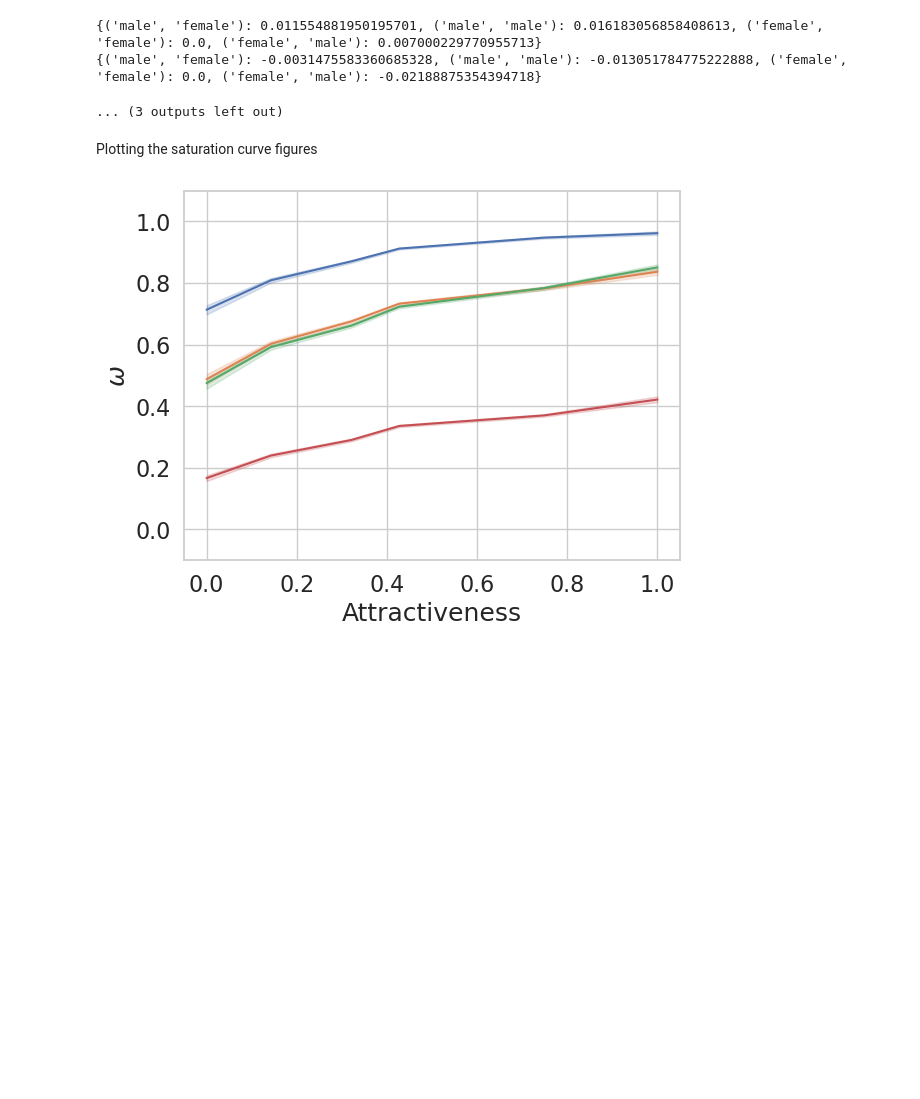
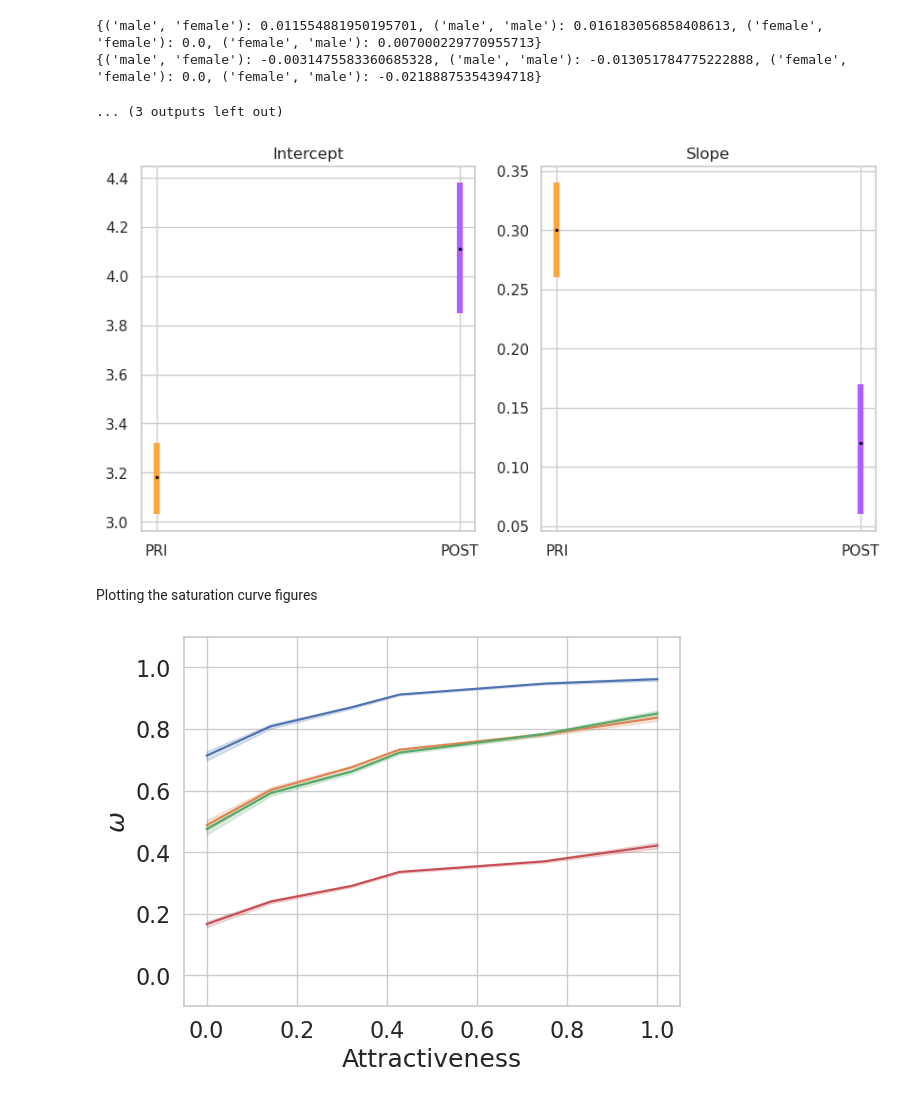
Before and after one commit to adi-gulati/theBeautySurveyAnalysis, a Jupyter notebook: python/mainPaperFigures.ipynb, the cells around one changed output. Drawn from its saved outputs; the diff is of its cells as text; code cells hidden in the pictures; blank space fills up the shorter version.

```diff
--- a/python/mainPaperFigures.ipynb
+++ b/python/mainPaperFigures.ipynb
@@ -79,5 +90,6 @@ for attr in sv.attributeList:
     plt.savefig(savePath + "/%s.png"%(attr),bbox_inches="tight")
     plt.show()
     plt.clf()
+    break
 # %% [output]
 [figure]
@@ -466,6 +474,64 @@ for attr in sv.attributeList:
 {('male', 'female'): 0.011554881950195701, ('male', 'male'): 0.016183056858408613, ('female', 'female'): 0.0, ('female', 'male'): 0.007000229770955713}
 {('male', 'female'): -0.0031475583360685328, ('male', 'male'): -0.013051784775222888, ('female', 'female'): 0.0, ('female', 'male'): -0.02188875354394718}
 ... (3 outputs left out)
+# %%
+# plot the confints for Reviewer 3
+
+resDict = {
+    "original":{
+        "b0":{
+            "lower":3.03,
+            "upper":3.32,
+            "mean": 3.18
+        },
+        "b1":{
+            "lower":0.26,
+            "upper":0.34,
+            "mean":0.30
+        }
+    },
+    "beautified":{
+        "b0":{
+            "lower":3.85,
+            "upper":4.38,
+            "mean": 4.11
+        },
+        "b1":{
+            "lower":0.06,
+            "upper":0.17,
+            "mean":0.12
+        }
+    }
+}
+
+adjust = 0.2
+fig, ax = plt.subplots(1,2,figsize=(10,5),sharey=False)
+for idx, param in enumerate(["b0","b1"]):
+    for beautification in ["original","beautified"]:
+        position = 1 if beautification == "original" else 2
+        centerVal = resDict[beautification][param]["mean"]
+        lowerLim = resDict[beautification][param]["lower"]
+        upperLim = resDict[beautification][param]["upper"]
+        ax[idx].errorbar(x = [position],y = [centerVal],
+                                #yerr = [[y_error_lower[pair]],[y_error_upper[pair]]],
+                                yerr=[[centerVal-lowerLim],[upperLim-centerVal]],
+                                color = sv.beautificationPaletteDict[beautification],
+                                elinewidth=4.5,
+                                marker=".",markerfacecolor="black",markersize=7
+                                )
+
+        # ax[idx].tick_params(
+        #     axis='x',          # changes apply to the x-axis
+        #     which='both',      # both major and minor ticks are affected
+        #     bottom=False,      # ticks along the bottom edge are off
+        #     top=False,         # ticks along the top edge are off
+        #     labelbottom=False) # labels along the bottom edge are off
+        title = {0:"Intercept",1:"Slope"}
+    ax[idx].set_title(title[idx])
+    ax[idx].set_xticks([1,2],labels=["PRI","POST"])
+plt.show()
+# %% [output]
+[figure, added]
 # %% [markdown]
 Plotting the saturation curve figures
 # %%
```
Also changed, not shown: parts of 4 cells of this notebook, 2 other files.
